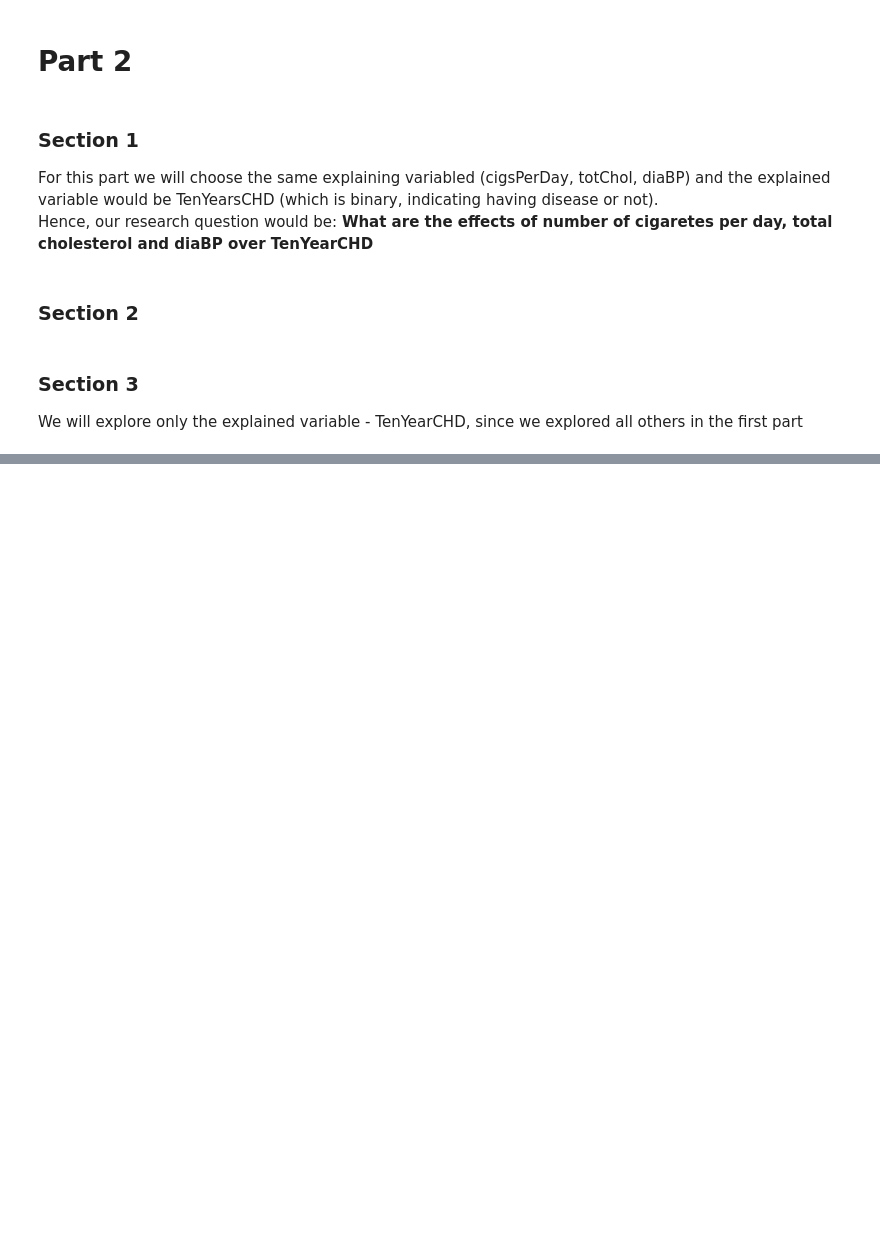
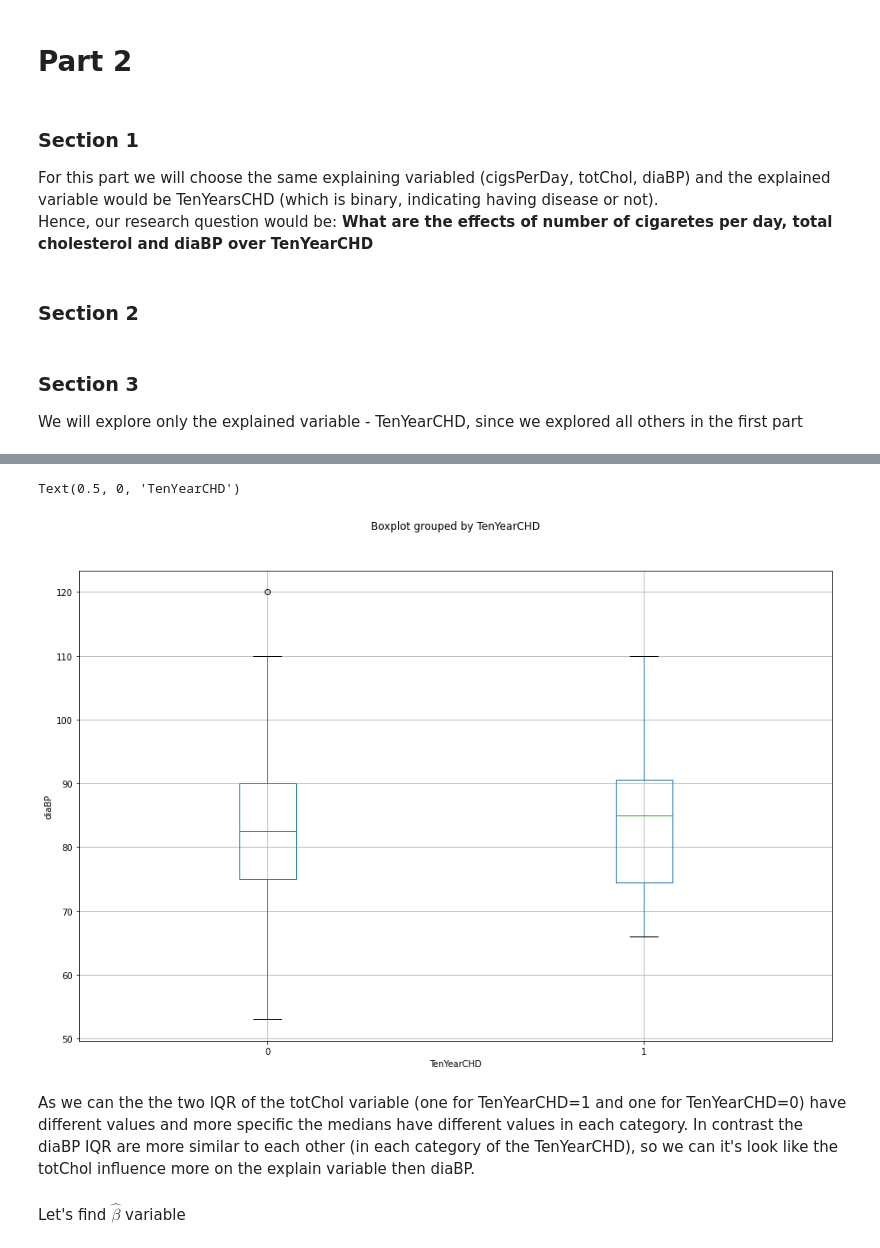
Before and after one commit to dvirla/Advanced-Statistical-Analysis, a Jupyter notebook: ProjectEx3_206330342_316250877.ipynb, the cells around one changed output, grey strips where cells are left out. Saved outputs shown, nothing was run; the diff lists cells and outputs as text; code cells hidden in the pictures; blank space fills up the shorter version.

```diff
--- a/ProjectEx3_206330342_316250877.ipynb
+++ b/ProjectEx3_206330342_316250877.ipynb
@@ -313,0 +334,14 @@ We will explore only the explained variable - TenYearCHD, since we explored all
+# %%
+fig, axes = plt.subplots(nrows=1, ncols=1, figsize=(15,10))
+df_diaBP = pd.concat([df_train[['diaBP']], y_train], axis=1)
+df_diaBP.boxplot(by='TenYearCHD', ax=axes)
+axes.set_title('')
+axes.set_ylabel('diaBP')
+axes.set_xlabel('TenYearCHD')
+# %% [output]
+Text(0.5, 0, 'TenYearCHD')
+[figure, added]
+# %% [markdown]
+As we can the the two IQR of the totChol variable (one for TenYearCHD=1 and one for TenYearCHD=0) have different values and more specific the medians have different values in each category. In contrast the diaBP IQR are more similar to each other (in each category of the TenYearCHD), so we can it's look like the totChol influence more on the explain variable then diaBP.
+# %% [markdown]
+Let's find $\hat{\beta}$ variable
```
Also changed, not shown: parts of 10 cells of this notebook.
